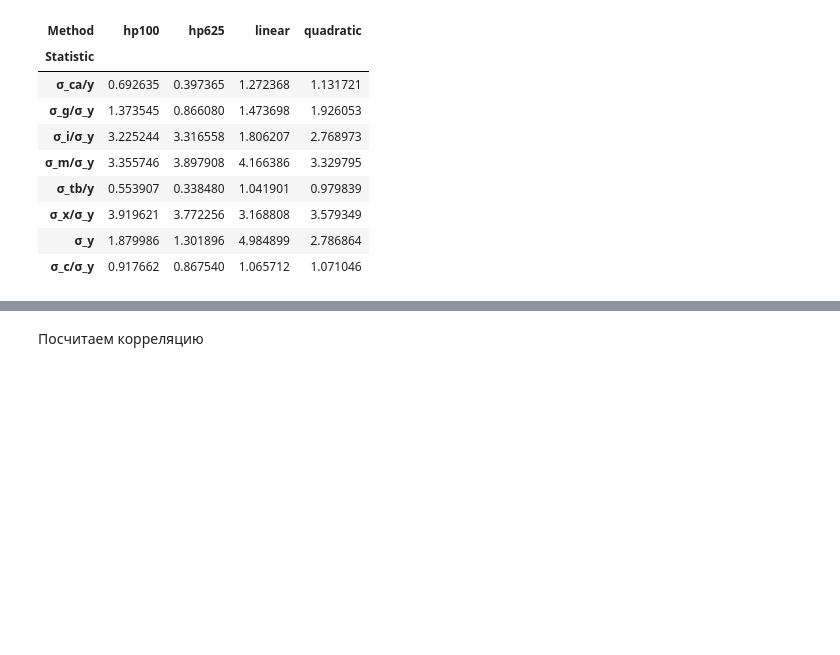
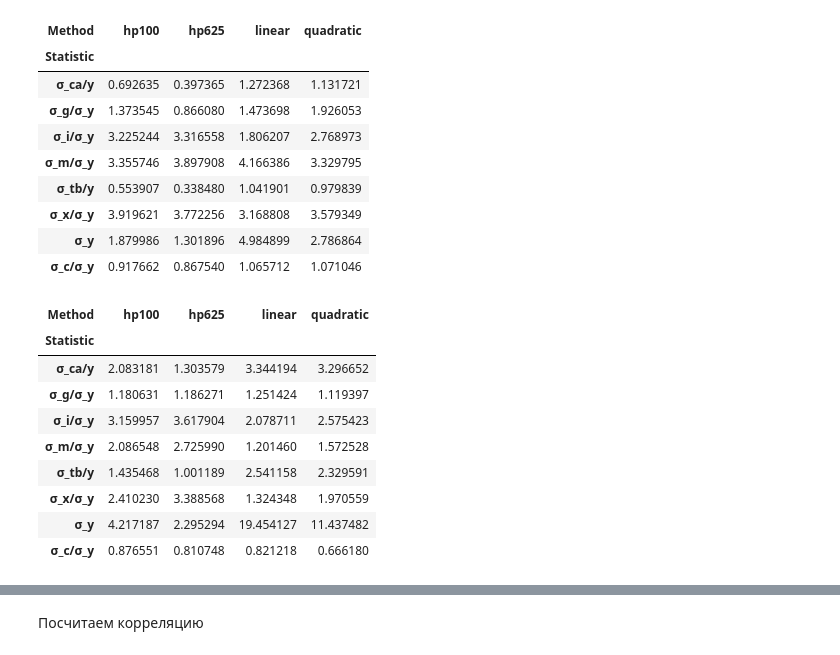
Before and after one commit to tobaffoon/CycleEvaluation, a Jupyter notebook: main.ipynb, the cells around one changed output, grey strips where cells are left out. Saved outputs shown, nothing was run; the diff lists cells and outputs as text; code cells hidden in the pictures; blank space fills up the shorter version.

```diff
--- a/main.ipynb
+++ b/main.ipynb
@@ -373,3 +373,16 @@ usa_stds
 | σ_x/σ_y | 3.919621 | 3.772256 | 3.168808 | 3.579349 |
 | σ_y | 1.879986 | 1.301896 | 4.984899 | 2.786864 |
 | σ_с/σ_y | 0.917662 | 0.867540 | 1.065712 | 1.071046 |
+# %%
+greece_stds
+# %% [output]
+| Method | hp100 | hp625 | linear | quadratic |
+| Statistic |  |  |  |  |
+| σ_ca/y | 2.083181 | 1.303579 | 3.344194 | 3.296652 |
+| σ_g/σ_y | 1.180631 | 1.186271 | 1.251424 | 1.119397 |
+| σ_i/σ_y | 3.159957 | 3.617904 | 2.078711 | 2.575423 |
+| σ_m/σ_y | 2.086548 | 2.725990 | 1.201460 | 1.572528 |
+| σ_tb/y | 1.435468 | 1.001189 | 2.541158 | 2.329591 |
+| σ_x/σ_y | 2.410230 | 3.388568 | 1.324348 | 1.970559 |
+| σ_y | 4.217187 | 2.295294 | 19.454127 | 11.437482 |
+| σ_с/σ_y | 0.876551 | 0.810748 | 0.821218 | 0.666180 |
```
Also changed, not shown: parts of 2 cells of this notebook.
